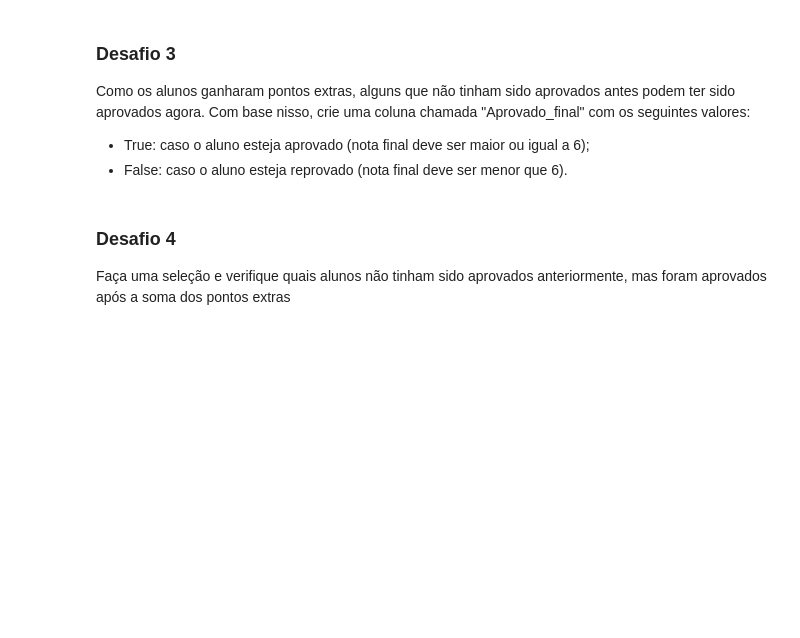
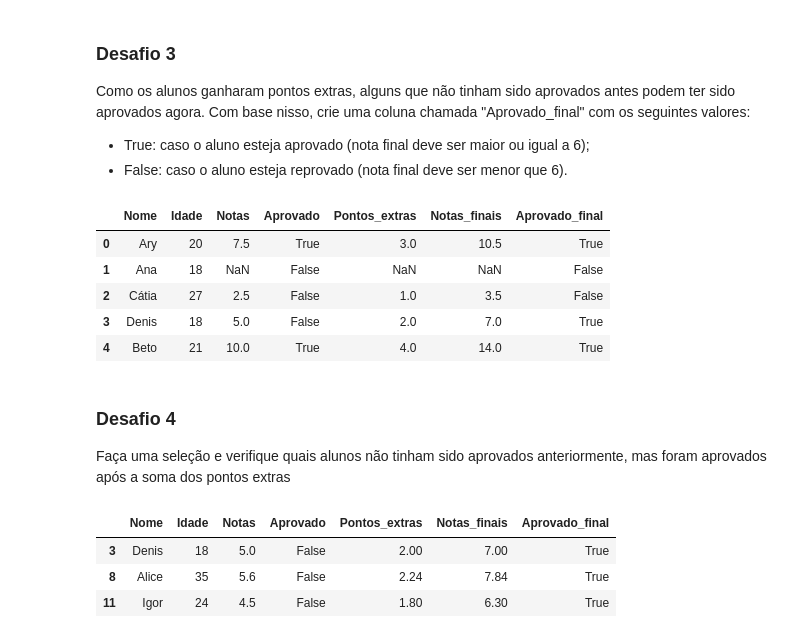
Before and after one commit to strawndri/python-ds-pandas-conhecendo-a-biblioteca, a Jupyter notebook: desafios.ipynb, the cells around one changed output. Cells and saved outputs as stored; diff of their text form; code cells hidden in the pictures; blank space fills up the shorter version.

Commit message:
Realizar desafios da aula 4

```diff
--- a/desafios.ipynb
+++ b/desafios.ipynb
@@ -343,0 +342,5 @@ Importe novamente o arquivo [**alunos.csv**](https://raw.githubusercontent.com/a
+# %%
+# Importando novamente os dados
+url = 'https://raw.githubusercontent.com/alura-cursos/pandas-conhecendo-a-biblioteca/main/desafios/alunos.csv'
+dados = pd.read_csv(url, delimiter=',')
+dados.head()
@@ -344,3 +354,6 @@ Importe novamente o arquivo [**alunos.csv**](https://raw.githubusercontent.com/a
 # %% [markdown]
 ### Desafio 1
 Os alunos participaram de uma atividade extracurricular e ganharam pontos extras. Esses pontos extras correspondem a 40% da nota atual de cada um deles. Com base nisso, crie uma coluna chamada "Pontos_extras" que contenha os pontos extras de cada aluno, ou seja, 40% da nota atual deles
+# %%
+dados['Pontos_extras'] = dados['Notas'] * 0.4
+dados.head()
@@ -347,3 +367,6 @@ Os alunos participaram de uma atividade extracurricular e ganharam pontos extras
 # %% [markdown]
 ### Desafio 2
 Crie mais uma coluna, chamada "Notas_finais" que possua as notas de cada aluno somada com os pontos extras
+# %%
+dados['Notas_finais'] = dados['Notas'] + dados['Pontos_extras']
+dados.head()
@@ -353,6 +383,16 @@ Como os alunos ganharam pontos extras, alguns que não tinham sido aprovados ant
 
 * True: caso o aluno esteja aprovado (nota final deve ser maior ou igual a 6);
 * False: caso o aluno esteja reprovado (nota final deve ser menor que 6).
+# %%
+dados['Aprovado_final'] = dados['Notas_finais'].apply(lambda x: True if x >= 6.0 else False)
+dados.head()
+# %% [output]
+|  | Nome | Idade | Notas | Aprovado | Pontos_extras | Notas_finais | Aprovado_final |
+| 0 | Ary | 20 | 7.5 | True | 3.0 | 10.5 | True |
+| 1 | Ana | 18 | NaN | False | NaN | NaN | False |
+| 2 | Cátia | 27 | 2.5 | False | 1.0 | 3.5 | False |
+| 3 | Denis | 18 | 5.0 | False | 2.0 | 7.0 | True |
+| 4 | Beto | 21 | 10.0 | True | 4.0 | 14.0 | True |
 # %% [markdown]
 ### Desafio 4
 Faça uma seleção e verifique quais alunos não tinham sido aprovados anteriormente, mas foram aprovados após a soma dos pontos extras
@@ -358,0 +401,7 @@ Faça uma seleção e verifique quais alunos não tinham sido aprovados anterior
+# %%
+dados[novos_alunos_aprovados]
+# %% [output]
+|  | Nome | Idade | Notas | Aprovado | Pontos_extras | Notas_finais | Aprovado_final |
+| 3 | Denis | 18 | 5.0 | False | 2.00 | 7.00 | True |
+| 8 | Alice | 35 | 5.6 | False | 2.24 | 7.84 | True |
+| 11 | Igor | 24 | 4.5 | False | 1.80 | 6.30 | True |
```
Also changed, not shown: parts of 5 cells of this notebook.
